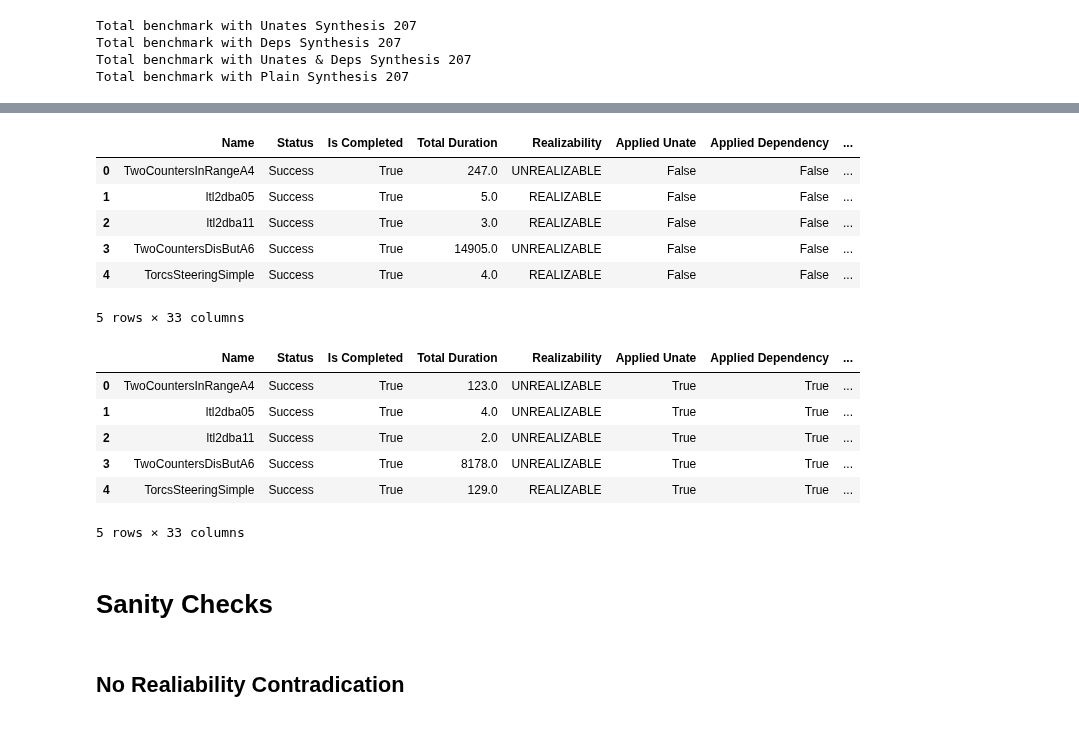
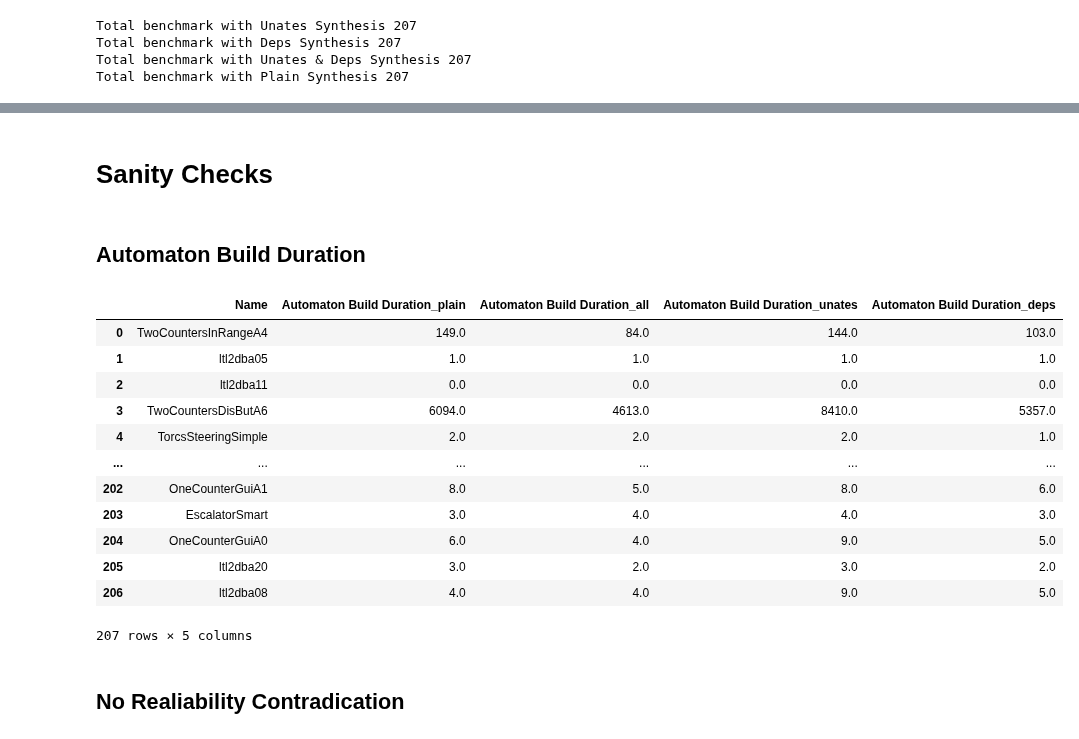
Before and after one commit to eliyaoo32/DepSynt, a Jupyter notebook: notebooks/synthesis.ipynb, the cells around one changed output, grey strips where cells are left out. Cells and saved outputs as stored; diff of their text form; code cells hidden in the pictures.

Commit message:
Show synthesis process with Unate

```diff
--- a/notebooks/synthesis.ipynb
+++ b/notebooks/synthesis.ipynb
@@ -240,30 +226,50 @@ plain_synthesis_df = pd.DataFrame([
     for name in get_all_benchmarks(PLAIN_SYNTHESIS_PATH)
 ])
 plain_synthesis_df.head(5)
+plain_synthesis_df.to_csv('./plain.csv', index=False)
-# %% [output]
-|  | Name | Status | Is Completed | Total Duration | Realizability | Applied Unate | Applied Dependency | ... |
-| 0 | TwoCountersInRangeA4 | Success | True | 247.0 | UNREALIZABLE | False | False | ... |
-| 1 | ltl2dba05 | Success | True | 5.0 | REALIZABLE | False | False | ... |
-| 2 | ltl2dba11 | Success | True | 3.0 | REALIZABLE | False | False | ... |
-| 3 | TwoCountersDisButA6 | Success | True | 14905.0 | UNREALIZABLE | False | False | ... |
-| 4 | TorcsSteeringSimple | Success | True | 4.0 | REALIZABLE | False | False | ... |
-5 rows × 33 columns
 # %%
 unates_and_deps_synthesis_df = pd.DataFrame([
     benchmark_loader(UNATE_AND_DEPS_SYNTHESIS_PATH, name)
     for name in get_all_benchmarks(UNATE_AND_DEPS_SYNTHESIS_PATH)
 ])
 unates_and_deps_synthesis_df.head(5)
+unates_and_deps_synthesis_df.to_csv('./unates_and_deps.csv', index=False)
-# %% [output]
-|  | Name | Status | Is Completed | Total Duration | Realizability | Applied Unate | Applied Dependency | ... |
-| 0 | TwoCountersInRangeA4 | Success | True | 123.0 | UNREALIZABLE | True | True | ... |
-| 1 | ltl2dba05 | Success | True | 4.0 | UNREALIZABLE | True | True | ... |
-| 2 | ltl2dba11 | Success | True | 2.0 | UNREALIZABLE | True | True | ... |
-| 3 | TwoCountersDisButA6 | Success | True | 8178.0 | UNREALIZABLE | True | True | ... |
-| 4 | TorcsSteeringSimple | Success | True | 129.0 | REALIZABLE | True | True | ... |
-5 rows × 33 columns
 # %% [markdown]
 # Sanity Checks
+# %% [markdown]
+## Automaton Build Duration
+# %%
+automaton_build_duration_df = pd.merge(
+    pd.merge(
+        plain_synthesis_df[["Name", "Automaton Build Duration"]],
+        unates_and_deps_synthesis_df[["Name", "Automaton Build Duration"]],
+        suffixes=('_plain', '_all'),
+        on='Name'
+    ),
+    pd.merge(
+        unates_synthesis_df[["Name", "Automaton Build Duration"]],
+        dependents_synthesis_df[["Name", "Automaton Build Duration"]],
+        suffixes=('_unates', '_deps'),
+        on='Name'
+    ),
+    on='Name'
+)
+automaton_build_duration_df
+# automaton_build_duration_df.to_csv('./automaton-build-duration.csv')
+# %% [output]
+|  | Name | Automaton Build Duration_plain | Automaton Build Duration_all | Automaton Build Duration_unates | Automaton Build Duration_deps |
+| 0 | TwoCountersInRangeA4 | 149.0 | 84.0 | 144.0 | 103.0 |
+| 1 | ltl2dba05 | 1.0 | 1.0 | 1.0 | 1.0 |
+| 2 | ltl2dba11 | 0.0 | 0.0 | 0.0 | 0.0 |
+| 3 | TwoCountersDisButA6 | 6094.0 | 4613.0 | 8410.0 | 5357.0 |
+| 4 | TorcsSteeringSimple | 2.0 | 2.0 | 2.0 | 1.0 |
+| ... | ... | ... | ... | ... | ... |
+| 202 | OneCounterGuiA1 | 8.0 | 5.0 | 8.0 | 6.0 |
+| 203 | EscalatorSmart | 3.0 | 4.0 | 4.0 | 3.0 |
+| 204 | OneCounterGuiA0 | 6.0 | 4.0 | 9.0 | 5.0 |
+| 205 | ltl2dba20 | 3.0 | 2.0 | 3.0 | 2.0 |
+| 206 | ltl2dba08 | 4.0 | 4.0 | 9.0 | 5.0 |
+207 rows × 5 columns
 # %% [markdown]
 ## No Realiability Contradication
 # %%
```
Also changed, not shown: parts of 3 cells of this notebook, 1 other file.
